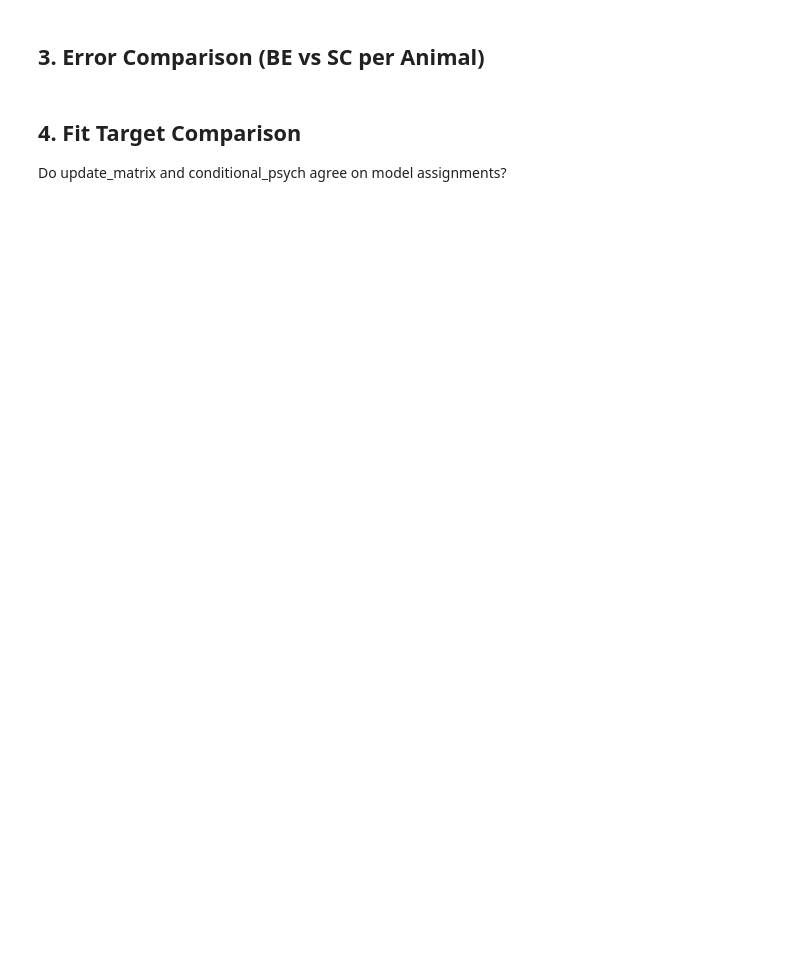
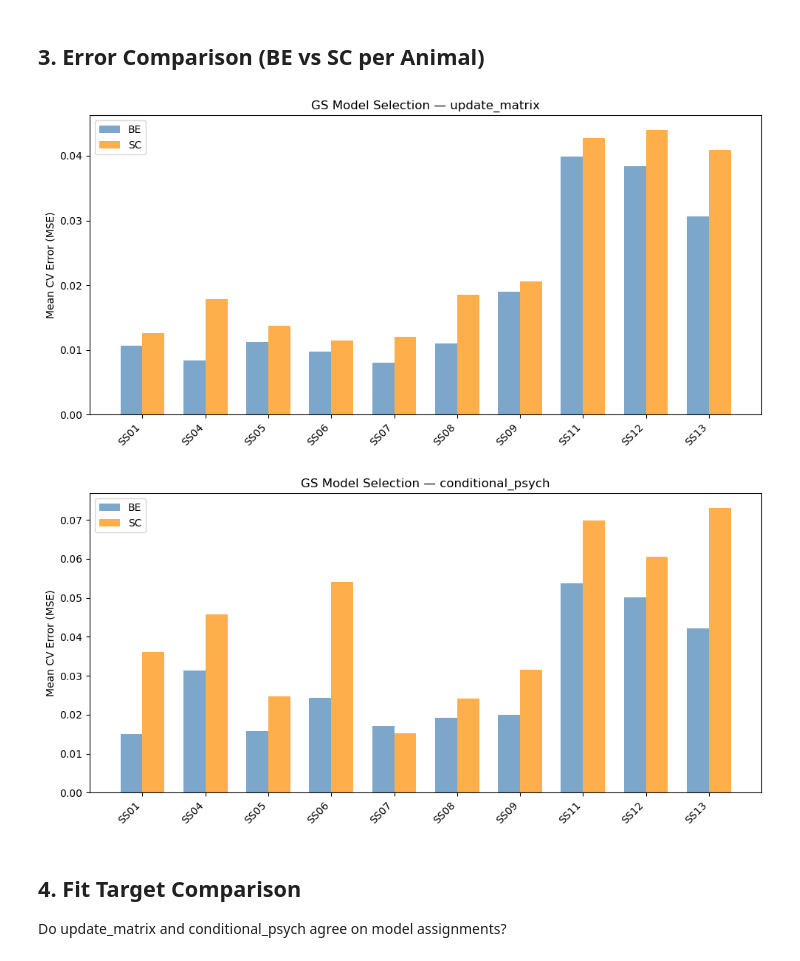
Before and after one commit to serkanshentyurk/sound_categorisation, a Jupyter notebook: notebooks/20_gs_model_selection.ipynb, the cells around one changed output. Saved outputs shown, nothing was run; the diff lists cells and outputs as text; code cells hidden in the pictures; blank space fills up the shorter version.

Commit message:
notebooks are updated, presentation ready plots

```diff
--- a/notebooks/20_gs_model_selection.ipynb
+++ b/notebooks/20_gs_model_selection.ipynb
@@ -18,8 +17,6 @@ if MODE == 'run':
     N_SYNTHETIC = 3
     N_GS_SEEDS = 2
     BURN_IN = 500
-    N_SBI_SIMS = 1_000
-    N_CV_REPEATS = 4
     SEED = 42
     print('MODE: run (quick local)')
 else:
@@ -27,13 +26,11 @@ else:
 # %% [markdown]
 ## 1. Load / Run Grid-Search Results
 # %%
-RESULTS_DIR = Path('../results/cv')
-
 gs_results = {}  # {fit_target: DataFrame}
 
 if MODE == 'load':
-    for ft in ['update_matrix', 'conditional_psych']:
-        path = RESULTS_DIR / f'uniform_{ft}' / 'summary.pkl'
+    for ft in FIT_TARGETS:
+        path = CV_DIR / f'uniform_{ft}' / 'summary.pkl'
         if path.exists():
             with open(path, 'rb') as f:
                 gs_results[ft] = pickle.load(f)['df']
@@ -45,17 +42,15 @@ if MODE == 'load':
 
 elif MODE == 'run':
     from behav_utils.data.loading import list_animals, load_animal
-    from behav_utils.data.selection import select_sessions
-    from analysis.grid_search import grid_search_cv, DEFAULT_GRID
+    from analysis.grid_search import grid_search_cv
 
-    animal_ids = list_animals()[:N_SYNTHETIC]  # limit for quick mode
-    for ft in ['update_matrix', 'conditional_psych']:
+    experiment, _ = load_data()
+    animal_ids = sorted(experiment.animals.keys())[:N_SYNTHETIC]
+    for ft in FIT_TARGETS:
         rows = []
         for aid in animal_ids:
-            animal = load_animal(aid)
-            sessions = select_sessions(animal, 'expert_uniform')
-            if not sessions:
-                continue
+            sessions = select_sessions(experiment.animals[aid], 'expert_uniform')
+            if not sessions: continue
             be_errors, sc_errors = [], []
             for seed in range(1, N_GS_SEEDS + 1):
                 for mt in ['BE', 'SC']:
@@ -63,8 +58,7 @@ elif MODE == 'run':
                         r = grid_search_cv(sessions, mt, seed=seed,
                                            burn_in=BURN_IN, fit_target=ft)
                         (be_errors if mt == 'BE' else sc_errors).append(r['avg_test_error'])
-                    except Exception:
-                        pass
+                    except Exception: pass
             be_m = np.mean(be_errors) if be_errors else np.nan
             sc_m = np.mean(sc_errors) if sc_errors else np.nan
             rows.append({'animal': aid, 'BE': be_m, 'SC': sc_m,
@@ -76,8 +73,7 @@ elif MODE == 'run':
 ## 2. Per-Animal Model Assignment
 # %%
 for ft, df in gs_results.items():
-    if len(df) == 0:
-        continue
+    if len(df) == 0: continue
     print(f'\n=== {ft} ===')
     print(df.to_string(index=False, float_format='%.5f'))
     if 'winner' in df.columns:
@@ -85,22 +99,27 @@ for ft, df in gs_results.items():
 # %% [markdown]
 ## 3. Error Comparison (BE vs SC per Animal)
 # %%
+from behav_utils.plotting.styles import COLOURS
+BE_COL, SC_COL = COLOURS['BE'], COLOURS['SC']
+
 for ft, df in gs_results.items():
-    if len(df) == 0 or 'BE' not in df.columns:
-        continue
+    if len(df) == 0 or 'BE' not in df.columns: continue
 
     fig, ax = plt.subplots(figsize=(10, 5))
     x = np.arange(len(df))
     w = 0.35
-    ax.bar(x - w/2, df['BE'], w, label='BE', color='steelblue', alpha=0.7)
-    ax.bar(x + w/2, df['SC'], w, label='SC', color='darkorange', alpha=0.7)
+    ax.bar(x - w/2, df['BE'], w, label='BE', color=BE_COL, alpha=0.7)
+    ax.bar(x + w/2, df['SC'], w, label='SC', color=SC_COL, alpha=0.7)
     ax.set_xticks(x)
     ax.set_xticklabels(df['animal'], rotation=45, ha='right')
     ax.set_ylabel('Mean CV Error (MSE)')
     ax.set_title(f'GS Model Selection — {ft}')
     ax.legend()
     plt.tight_layout()
     plt.show()
+# %% [output]
+[figure, added]
+[figure, added]
 # %% [markdown]
 ## 4. Fit Target Comparison
 
```
Also changed, not shown: parts of 5 cells of this notebook, 19 other files.
